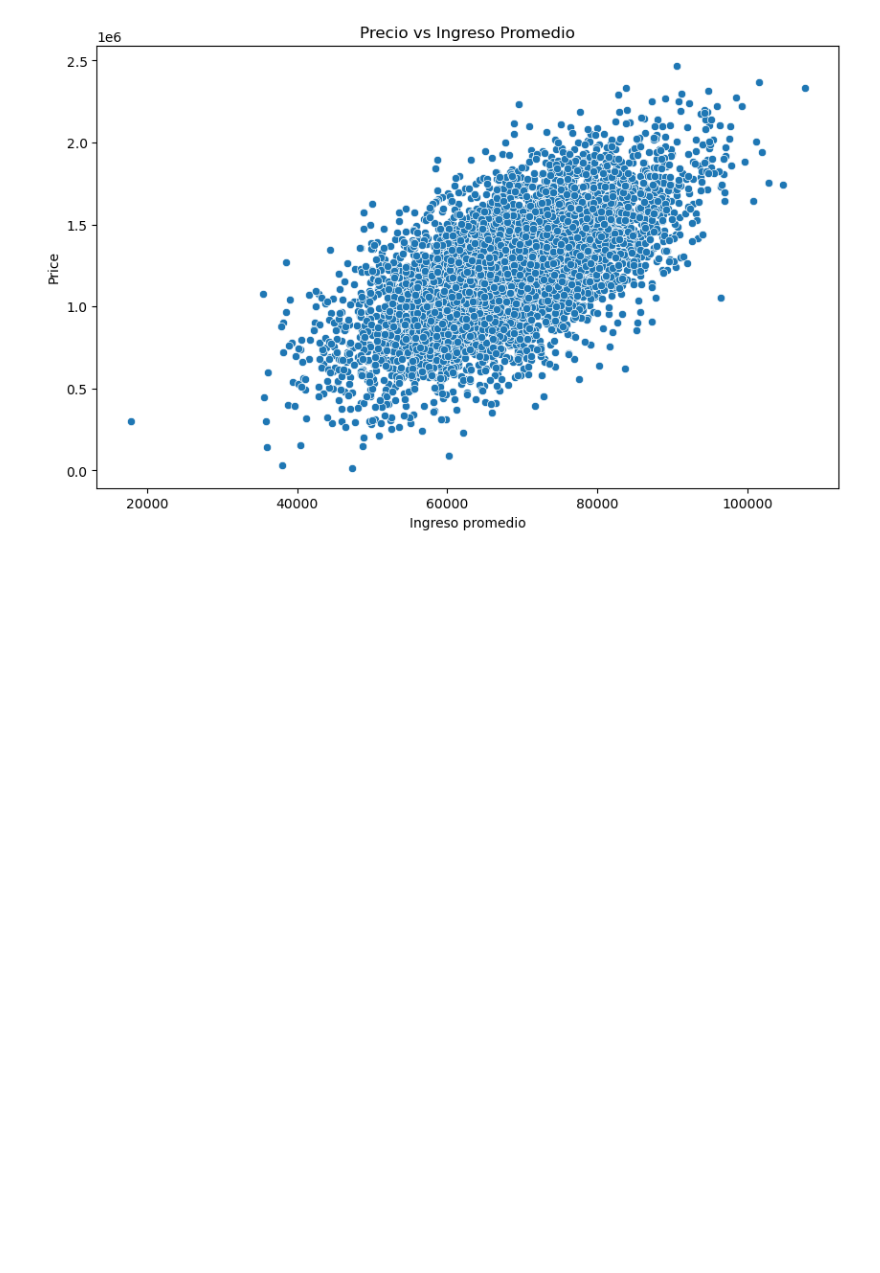
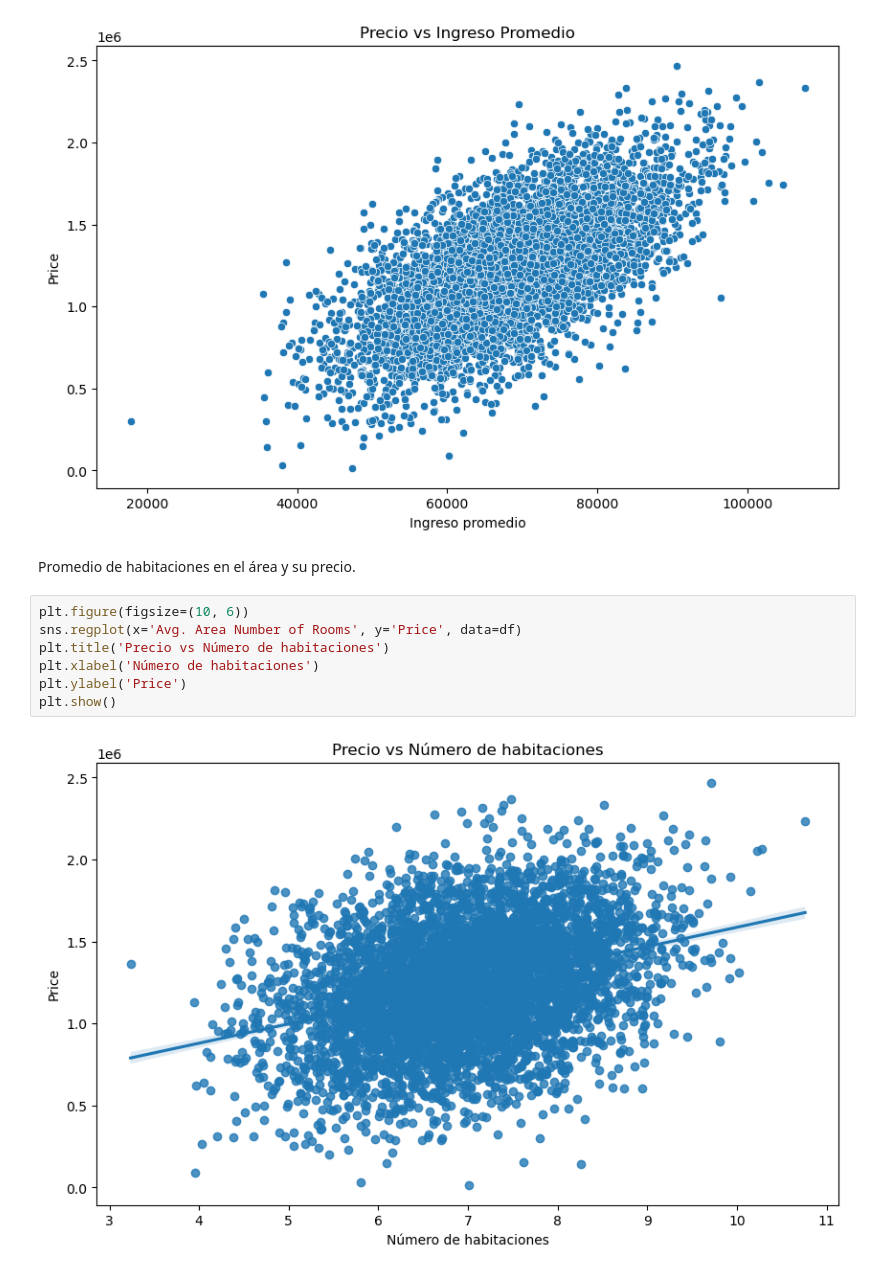
Before and after one commit to Nachosanchezz/USA_Housing, a Jupyter notebook: USA_Housing.ipynb, the cells around one changed output. Drawn from its saved outputs; the diff is of its cells as text; blank space fills up the shorter version.

```diff
--- a/USA_Housing.ipynb
+++ b/USA_Housing.ipynb
@@ -86,3 +86,14 @@ plt.ylabel('Price')
 plt.show()
 # %% [output]
 [figure]
+# %% [markdown]
+Promedio de habitaciones en el área y su precio.
+# %%
+plt.figure(figsize=(10, 6))
+sns.regplot(x='Avg. Area Number of Rooms', y='Price', data=df)
+plt.title('Precio vs Número de habitaciones')
+plt.xlabel('Número de habitaciones')
+plt.ylabel('Price')
+plt.show()
+# %% [output]
+[figure, added]
```
Also changed, not shown: parts of 1 cell of this notebook.
